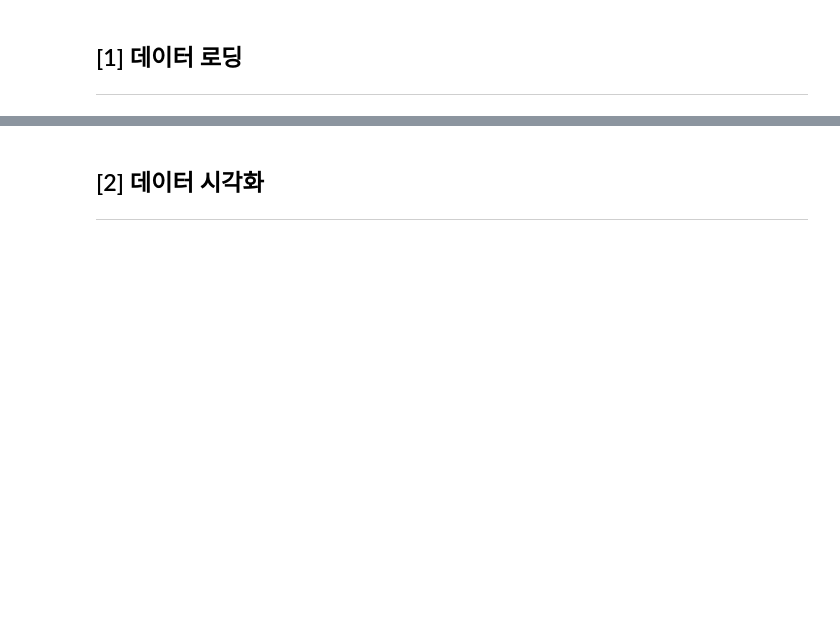
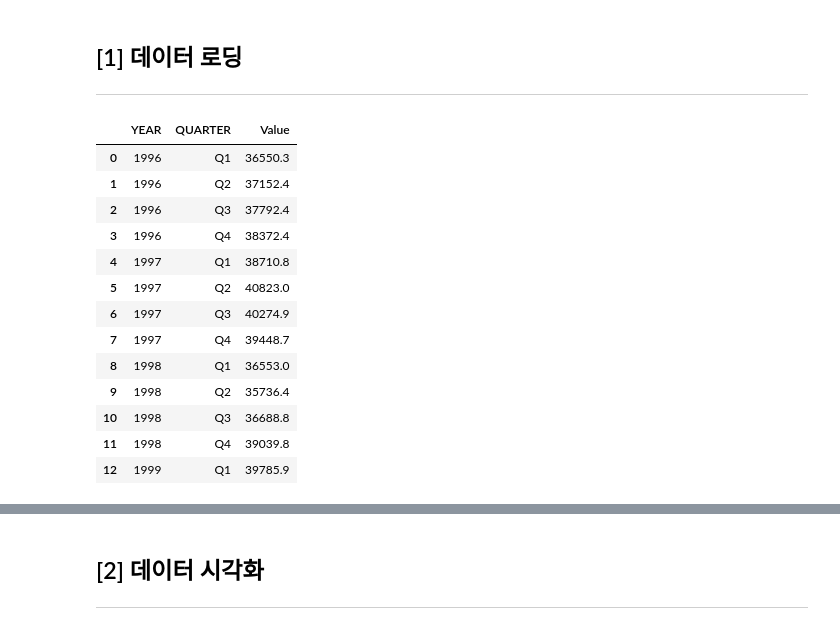
Before and after one commit to minsoo-s/03_Self_Study, a Jupyter notebook: bigstar/Model_LSTM_minsoo.ipynb, the cells around one changed output, grey strips where cells are left out. Drawn from its saved outputs; the diff is of its cells as text; code cells hidden in the pictures; blank space fills up the shorter version.

```diff
--- a/bigstar/Model_LSTM_minsoo.ipynb
+++ b/bigstar/Model_LSTM_minsoo.ipynb
@@ -23,0 +28,17 @@ target_i = target['IND']
+# %%
+data_Qva.head(13)
+# %% [output]
+|  | YEAR | QUARTER | Value |
+| 0 | 1996 | Q1 | 36550.3 |
+| 1 | 1996 | Q2 | 37152.4 |
+| 2 | 1996 | Q3 | 37792.4 |
+| 3 | 1996 | Q4 | 38372.4 |
+| 4 | 1997 | Q1 | 38710.8 |
+| 5 | 1997 | Q2 | 40823.0 |
+| 6 | 1997 | Q3 | 40274.9 |
+| 7 | 1997 | Q4 | 39448.7 |
+| 8 | 1998 | Q1 | 36553.0 |
+| 9 | 1998 | Q2 | 35736.4 |
+| 10 | 1998 | Q3 | 36688.8 |
+| 11 | 1998 | Q4 | 39039.8 |
+| 12 | 1999 | Q1 | 39785.9 |
```
Also changed, not shown: parts of 7 cells of this notebook, 2 other files.
